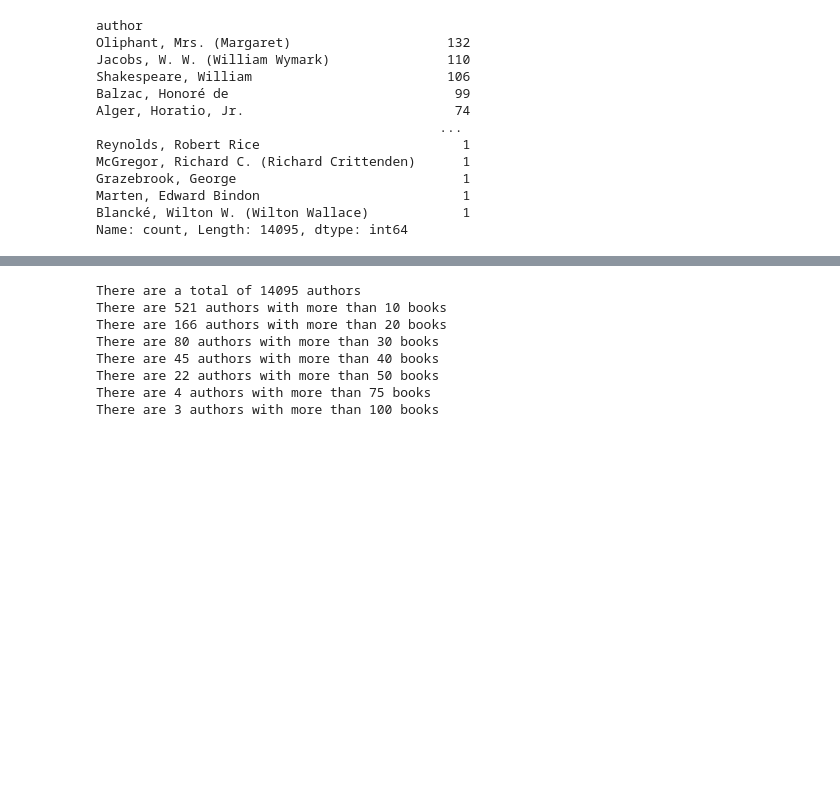
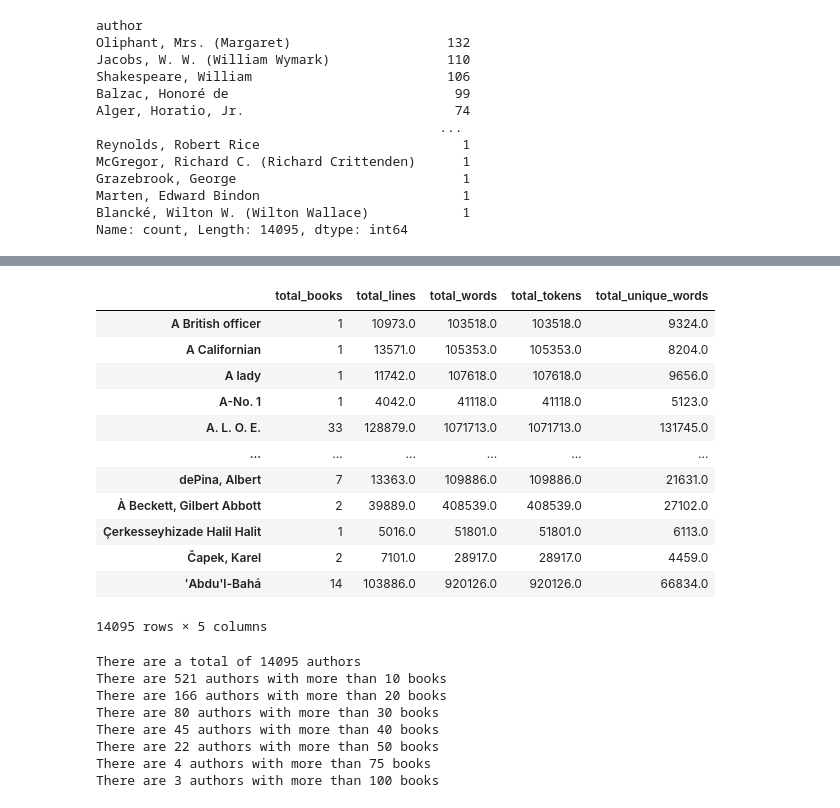
Before and after one commit to xHunterW/gutenberg_corpus_analysis, a Jupyter notebook: dataset_creator.ipynb, the cells around one changed output, grey strips where cells are left out. Drawn from its saved outputs; the diff is of its cells as text; code cells hidden in the pictures; blank space fills up the shorter version.

```diff
--- a/dataset_creator.ipynb
+++ b/dataset_creator.ipynb
@@ -302,14 +302,22 @@ Grazebrook, George                             1
 Marten, Edward Bindon                          1
 Blancké, Wilton W. (Wilton Wallace)            1
 Name: count, Length: 14095, dtype: int64
+# %%
+def get_author_stats(df, author):
+    """
+    Get the statistics for a given author.
+    """
+    tdf = df[df['author'] == author]
+    total_books = tdf.shape[0]
+    total_lines = tdf['line_count'].sum()
+    total_words = tdf['word_count'].sum()
+    total_tokens = tdf['token_count'].sum()
+    total_unique_words = tdf['unique_word_count'].sum()
+    return total_books, total_lines, total_words, total_tokens, total_unique_words
 # %%
 author_stats={}
 for author, tdf in df.groupby('author'):
-    total_books = tdf.shape[0]
-    total_lines = tdf['line_count'].sum()
-    total_words = tdf['word_count'].sum()
-    total_tokens = tdf['token_count'].sum()
-    total_unique_words = tdf['unique_word_count'].sum()
+    total_books, total_lines, total_words, total_tokens, total_unique_words = get_author_stats(df, author)
     author_stats[author] = {
         'total_books': total_books,
         'total_lines': total_lines,
@@ -337,6 +345,23 @@ Crompton, Richmal                books:     5 lines:    39422.0   words:   25745
 Cronau, Rudolf                   books:     1 lines:    11288.0   words:    95706.0   tokens:    95706.0   unique words:    10887.0
 Cronise, Florence M.             books:     1 lines:     6625.0   words:    53708.0   tokens:    53708.0   unique words:     4972.0
 Cronk, Katharine Scherer
+# %%
+author_stat_df = df.from_dict(author_stats, orient='index')
+author_stat_df
+# %% [output]
+|  | total_books | total_lines | total_words | total_tokens | total_unique_words |
+| A British officer | 1 | 10973.0 | 103518.0 | 103518.0 | 9324.0 |
+| A Californian | 1 | 13571.0 | 105353.0 | 105353.0 | 8204.0 |
+| A lady | 1 | 11742.0 | 107618.0 | 107618.0 | 9656.0 |
+| A-No. 1 | 1 | 4042.0 | 41118.0 | 41118.0 | 5123.0 |
+| A. L. O. E. | 33 | 128879.0 | 1071713.0 | 1071713.0 | 131745.0 |
+| ... | ... | ... | ... | ... | ... |
+| dePina, Albert | 7 | 13363.0 | 109886.0 | 109886.0 | 21631.0 |
+| À Beckett, Gilbert Abbott | 2 | 39889.0 | 408539.0 | 408539.0 | 27102.0 |
+| Çerkesseyhizade Halil Halit | 1 | 5016.0 | 51801.0 | 51801.0 | 6113.0 |
+| Čapek, Karel | 2 | 7101.0 | 28917.0 | 28917.0 | 4459.0 |
+| ʻAbdu'l-Bahá | 14 | 103886.0 | 920126.0 | 920126.0 | 66834.0 |
+14095 rows × 5 columns
 # %%
 print(f'There are a total of {len(vc)} authors')
 for book_count in [10, 20, 30, 40, 50, 75, 100]:
```
Also changed, not shown: parts of 17 cells of this notebook.
